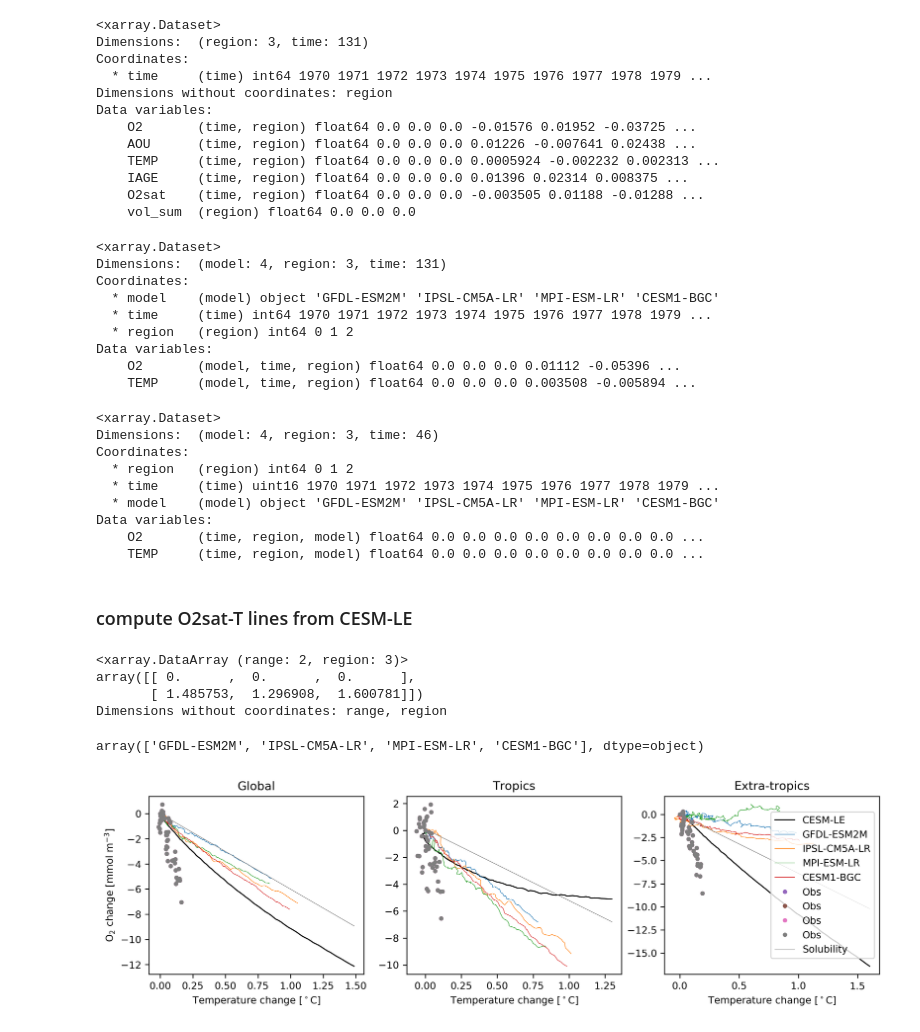
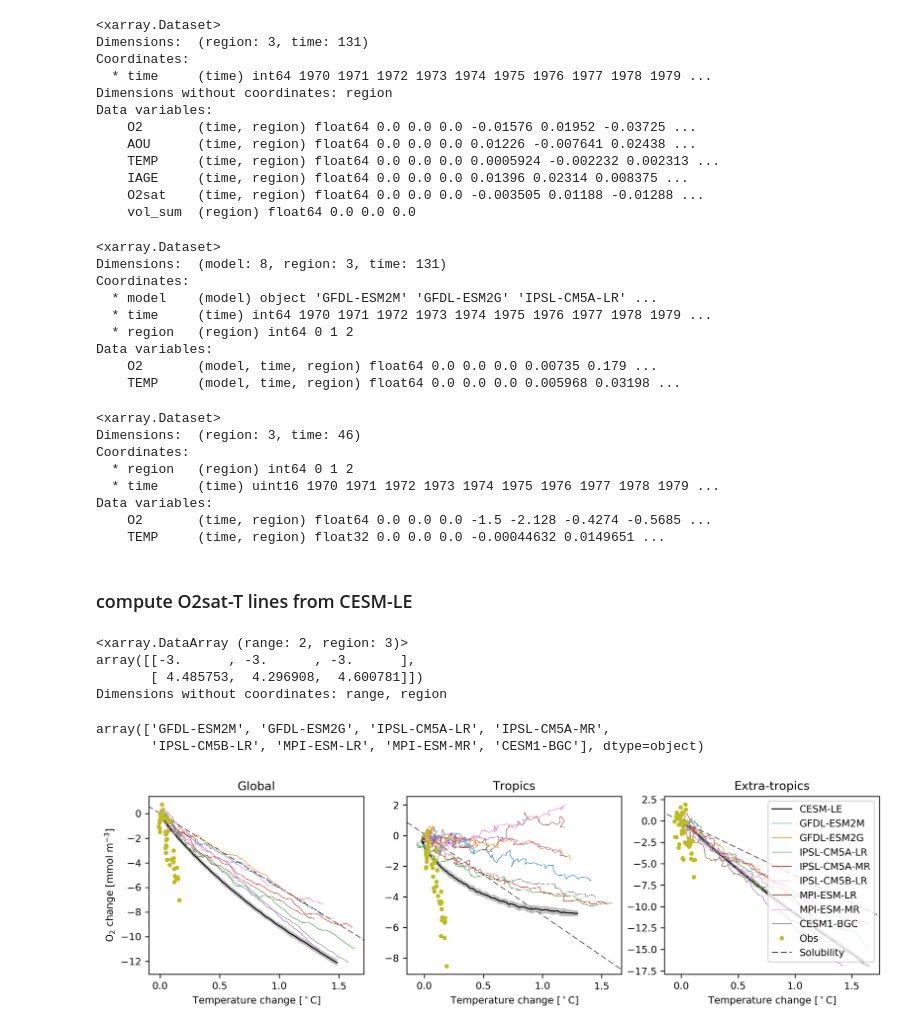
Before and after one commit to matt-long/iucn-deoxygenation-report, a Jupyter notebook: plot_tropical_hilat_phase.ipynb, the cells around one changed output. Cells and saved outputs as stored; diff of their text form; code cells hidden in the pictures.

Commit message:
new cmip o2/heat data from Taka

```diff
--- a/plot_tropical_hilat_phase.ipynb
+++ b/plot_tropical_hilat_phase.ipynb
@@ -155,8 +158,9 @@ Data variables:
 ### compute differences from baseline for each dataset
 # %%
 reference_year = 1970
-cesm_le = dsa.sel(time=slice(reference_year,2100)) - dsa.sel(time=reference_year)
-cesm_le
+dcesm_le = dsa.sel(time=slice(reference_year,2100)) - dsa.sel(time=reference_year)
+scesm_le = dss.sel(time=slice(reference_year,2100))
+dcesm_le
 # %% [output]
 <xarray.Dataset>
 Dimensions:  (region: 3, time: 131)
@@ -171,86 +175,92 @@ Data variables:
     O2sat    (time, region) float64 0.0 0.0 0.0 -0.003505 0.01188 -0.01288 ...
     vol_sum  (region) float64 0.0 0.0 0.0
 # %%
-cmip = cmip.sel(time=slice(reference_year,2100)) - cmip.sel(time=reference_year)
-cmip
+dcmip = cmip.sel(time=slice(reference_year,2100)) - cmip.sel(time=reference_year)
+dcmip
 # %% [output]
 <xarray.Dataset>
-Dimensions:  (model: 4, region: 3, time: 131)
+Dimensions:  (model: 8, region: 3, time: 131)
 Coordinates:
-  * model    (model) object 'GFDL-ESM2M' 'IPSL-CM5A-LR' 'MPI-ESM-LR' 'CESM1-BGC'
+  * model    (model) object 'GFDL-ESM2M' 'GFDL-ESM2G' 'IPSL-CM5A-LR' ...
   * time     (time) int64 1970 1971 1972 1973 1974 1975 1976 1977 1978 1979 ...
   * region   (region) int64 0 1 2
 Data variables:
-    O2       (model, time, region) float64 0.0 0.0 0.0 0.01112 -0.05396 ...
-    TEMP     (model, time, region) float64 0.0 0.0 0.0 0.003508 -0.005894 ...
+    O2       (model, time, region) float64 0.0 0.0 0.0 0.00735 0.179 ...
+    TEMP     (model, time, region) float64 0.0 0.0 0.0 0.005968 0.03198 ...
 # %%
-obs = obs.sel(time=slice(reference_year,2100)) - obs.sel(time=reference_year)
-obs
+dobs = obs.sel(time=slice(reference_year,2100)) - obs.sel(time=reference_year)
+dobs
 # %% [output]
 <xarray.Dataset>
-Dimensions:  (model: 4, region: 3, time: 46)
+Dimensions:  (region: 3, time: 46)
 Coordinates:
   * region   (region) int64 0 1 2
   * time     (time) uint16 1970 1971 1972 1973 1974 1975 1976 1977 1978 1979 ...
-  * model    (model) object 'GFDL-ESM2M' 'IPSL-CM5A-LR' 'MPI-ESM-LR' 'CESM1-BGC'
 Data variables:
-    O2       (time, region, model) float64 0.0 0.0 0.0 0.0 0.0 0.0 0.0 0.0 ...
-    TEMP     (time, region, model) float64 0.0 0.0 0.0 0.0 0.0 0.0 0.0 0.0 ...
+    O2       (time, region) float64 0.0 0.0 0.0 -1.5 -2.128 -0.4274 -0.5685 ...
+    TEMP     (time, region) float32 0.0 0.0 0.0 -0.00044632 0.0149651 ...
 # %% [markdown]
 ### compute O2sat-T lines from CESM-LE
 # %%
-O2sat_x = xr.DataArray(np.ones((2,len(cesm_le.region))),dims=('range','region'))
-O2sat_y = xr.DataArray(np.ones((2,len(cesm_le.region))),dims=('range','region'))
-for i in range(len(cesm_le.region)):
-    x = cesm_le.TEMP[:,i].values.ravel()
-    y = cesm_le.O2sat[:,i].values.ravel()
+O2sat_x = xr.DataArray(np.ones((2,len(dcesm_le.region))),dims=('range','region'))
+O2sat_y = xr.DataArray(np.ones((2,len(dcesm_le.region))),dims=('range','region'))
+for i in range(len(dcesm_le.region)):
+    x = dcesm_le.TEMP[:,i].values.ravel()
+    y = dcesm_le.O2sat[:,i].values.ravel()
     good = ( (np.logical_not(np.isnan(x))) & (np.logical_not(np.isnan(y))) )
 
     beta = np.polyfit(x[good],y[good],1)
-    O2sat_x[:,i] = 0,np.max(x[good])
+    O2sat_x[:,i] = -3,np.max(x[good])+3
     O2sat_y[:,i] = beta[0]*O2sat_x[:,i] + beta[1]
 O2sat_x
 # %% [output]
 <xarray.DataArray (range: 2, region: 3)>
-array([[ 0.      ,  0.      ,  0.      ],
-       [ 1.485753,  1.296908,  1.600781]])
+array([[-3.      , -3.      , -3.      ],
+       [ 4.485753,  4.296908,  4.600781]])
 Dimensions without coordinates: range, region
 # %%
-cmip.model.values
+dcmip.model.values
 # %% [output]
-array(['GFDL-ESM2M', 'IPSL-CM5A-LR', 'MPI-ESM-LR', 'CESM1-BGC'], dtype=object)
+array(['GFDL-ESM2M', 'GFDL-ESM2G', 'IPSL-CM5A-LR', 'IPSL-CM5A-MR',
+       'IPSL-CM5B-LR', 'MPI-ESM-LR', 'MPI-ESM-MR', 'CESM1-BGC'], dtype=object)
 # %%
 plot_name = os.path.join(diro['fig'],'o2change-temp-phase-diag.pdf')
 fig = plt.figure(figsize=(12,3),dpi=300)
 gs = gridspec.GridSpec(1,3)
 matplotlib.rcParams['contour.negative_linestyle'] = 'solid'
 
 for ip,region in enumerate(['Global','Tropics','Extra-tropics']):
     i = region_names.index(region)
 
     ax = fig.add_subplot(gs[0,ip])
-    ax.plot(cesm_le.TEMP[:,i],cesm_le.O2[:,i],'k-',linewidth=1.,label='CESM-LE')
+    ax.plot(dcesm_le.TEMP[:,i],dcesm_le.O2[:,i],'k-',linewidth=1.,label='CESM-LE')
+    ax.fill_between(dcesm_le.TEMP[:,i],dcesm_le.O2[:,i]+scesm_le.O2[:,i],dcesm_le.O2[:,i]-scesm_le.O2[:,i],
+                    facecolor='gray',alpha=0.5)
 
     for im,m in enumerate(cmip.model.values):
-        ax.plot(cmip.TEMP[im,:,i],cmip.O2[im,:,i],'-',linewidth=0.5,label=m)
+        ax.plot(dcmip.TEMP[im,:,i],dcmip.O2[im,:,i],'-',linewidth=0.5,label=m)
 
-    ax.plot(obs.TEMP[:,i],obs.O2[:,i],'.',label='Obs')
+    ax.plot(dobs.TEMP[:,i],dobs.O2[:,i],'.',label='Obs')
 
-    ax.plot(O2sat_x[:,i],O2sat_y[:,i],'-',linewidth=0.5,color='gray',label='Solubility')
+    xlm = ax.get_xlim()
+    ylm = ax.get_ylim()
+    ax.plot(O2sat_x[:,i],O2sat_y[:,i],'--',linewidth=0.5,color='k',label='Solubility',zorder=-10)
+    ax.set_xlim(xlm)
+    ax.set_ylim(ylm)
     ax.set_title(region)
 
 handles, labels = ax.get_legend_handles_labels()
 ax.legend(handles, labels)
 
 axs = fig.get_axes()
 for i,ax in enumerate(axs):
     ax.set_xlabel('Temperature change [$^\circ$C]')
     if i == 0:
         ax.set_ylabel('O${_{2}}$ change [mmol m$^{-3}$]')
 
 plt.savefig(plot_name,bbox_inches='tight')
 # %% [output]
-[figure, old version]
+[figure, new version]
 # %%
 plot_name = os.path.join(diro['fig'],'aou-o2sat-phase-diag.pdf')
 fig = plt.figure(figsize=(12,3),dpi=300)
```
Also changed, not shown: parts of 5 cells of this notebook, 6 other files.
